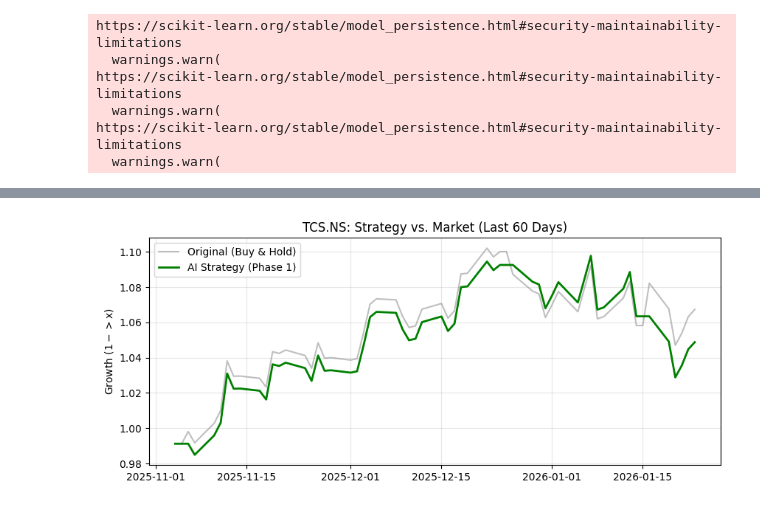
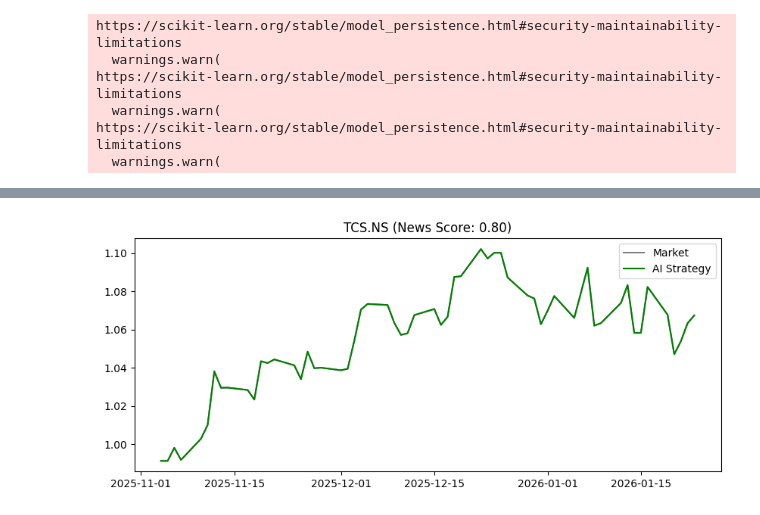
Before and after one commit to TaherBatterywala/GenWealth, a Jupyter notebook: notebooks/1.3 Final Phase 1.ipynb, the cells around one changed output, grey strips where cells are left out. Drawn from its saved outputs; the diff is of its cells as text; code cells hidden in the pictures.

Commit message:
Part 1 Done LSTM + Latest News

```diff
--- a/notebooks/1.3 Final Phase 1.ipynb
+++ b/notebooks/1.3 Final Phase 1.ipynb
@@ -24,16 +24,15 @@ for path in POSSIBLE_PATHS:
         break
 
 if ARTIFACTS_DIR is None:
-    raise FileNotFoundError("CRITICAL: Could not find 'model_artifacts'. Please check your folder.")
+    raise FileNotFoundError("CRITICAL: Could not find 'model_artifacts'.")
 
 SEQ_LENGTH = 60
-# Indian Stocks to Test (Removed ZOMATO to fix bug)
 TEST_TICKERS = ['RELIANCE.NS', 'TCS.NS', 'HDFCBANK.NS', 'NVDA']
 
 DEVICE = torch.device('cuda' if torch.cuda.is_available() else 'cpu')
 print(f"🚀 GenWealth Quant Engine Initialized on: {DEVICE}")
 
-# --- CELL 2: Load FinBERT (The News Reader) ---
+# --- CELL 2: Load FinBERT ---
 print("\n📰 Loading FinBERT Sentiment Engine...")
 try:
     tokenizer = AutoTokenizer.from_pretrained("yiyanghkust/finbert-tone")
@@ -42,7 +41,7 @@ try:
 except Exception as e:
     print(f"❌ FinBERT Error: {e}")
 
-# --- CELL 3: Define & Load The Quant Brain ---
+# --- CELL 3: Load Quant Models ---
 class LSTMModel(nn.Module):
     def __init__(self, input_size, hidden_size=64, num_layers=2, output_size=1):
         super(LSTMModel, self).__init__()
@@ -60,7 +59,7 @@ try:
     scaler_lstm = joblib.load(f"{ARTIFACTS_DIR}/scaler_lstm.pkl")
     rf_model = joblib.load(f"{ARTIFACTS_DIR}/production_rf.pkl")
 
-    # RobustScaler Fix
+    # Scaler Attribute Fix
     if hasattr(scaler_lstm, 'n_features_in_'): input_size = scaler_lstm.n_features_in_
     elif hasattr(scaler_lstm, 'center_'): input_size = scaler_lstm.center_.shape[0]
     else: input_size = scaler_lstm.mean_.shape[0]
@@ -72,7 +71,7 @@ try:
 except Exception as e:
     print(f"❌ Critical Model Error: {e}")
 
-# --- CELL 4: The Live Scraper Function ---
+# --- CELL 4: Sentiment Engine ---
 def get_live_sentiment(ticker):
     print(f"   📡 Scanning Live News for {ticker}...")
     query = f"{ticker} stock news"
@@ -80,7 +79,6 @@ def get_live_sentiment(ticker):
 
     feed = feedparser.parse(rss_url)
     if not feed.entries:
-        print("      ⚠️ No news found. Assuming Neutral (0.0).")
         return 0.0
 
     headlines = [entry.title for entry in feed.entries[:5]]
@@ -90,21 +88,19 @@ def get_live_sentiment(ticker):
         outputs = bert_model(**inputs)
         probs = torch.nn.functional.softmax(outputs.logits, dim=1).cpu().numpy()
 
-    scores = probs[:, 1] - probs[:, 2]
+    scores = probs[:, 1] - probs[:, 2] # Positive - Negative
     avg_score = np.mean(scores)
-
-    print(f"      📰 Analysis: {len(headlines)} articles. Score: {avg_score:.4f}")
     return avg_score
 
-# --- CELL 5: The Analysis Engine ---
+# --- CELL 5: The "Weighted" Analysis Engine ---
 def analyze_stock(ticker, force_sentiment=None):
-    # 1. Get Sentiment (Or use Forced Sentiment for Stress Test)
+    # 1. Get Sentiment
     if force_sentiment is not None:
         live_sentiment = force_sentiment
     else:
         live_sentiment = get_live_sentiment(ticker)
 
-    # 2. Get Market Data
+    # 2. Get Data
     try:
         df = yf.download(ticker, start="2020-01-01", progress=False)
         if isinstance(df.columns, pd.MultiIndex): df.columns = df.columns.get_level_values(0)
@@ -113,7 +109,7 @@ def analyze_stock(ticker, force_sentiment=None):
 
     # 3. Feature Engineering
     df['Sentiment'] = 0.0
-    df.iloc[-1, df.columns.get_loc('Sentiment')] = live_sentiment # Only Today has news
+    df.iloc[-1, df.columns.get_loc('Sentiment')] = live_sentiment # Inject today's news
 
     df['Close_Price'] = df['Adj Close'] if 'Adj Close' in df else df['Close']
     df['Log_Ret'] = np.log(df['Close_Price'] / df['Close_Price'].shift(1))
@@ -129,7 +125,7 @@ def analyze_stock(ticker, force_sentiment=None):
     df.dropna(inplace=True)
     if len(df) < (SEQ_LENGTH + 60): return None
 
-    # 4. Batch Prediction (History + Today)
+    # 4. Predict
     lookback_window = 60
     predictions = []
     dates = []
@@ -139,7 +135,6 @@ def analyze_stock(ticker, force_sentiment=None):
         idx = - (lookback_window - i)
         try:
             row = df.iloc[[idx]].copy()
-            # If it's the last row (Today), ensure sentiment is there
             if i == (lookback_window - 1): row['Sentiment'] = live_sentiment
 
             X_rf = scaler_rf.transform(row[scaler_rf.feature_names_in_])
@@ -150,7 +145,9 @@ def analyze_stock(ticker, force_sentiment=None):
             with torch.no_grad():
                 lstm_prob = torch.sigmoid(lstm_model(X_lstm_tensor)).item()
 
-            final_prob = (rf_prob * 0.5) + (lstm_prob * 0.5)
+            # --- THE LOGIC INJECTION LAYER ---
+            # If news is VERY good/bad, it boosts/penalizes the probability
+            final_prob = (rf_prob * 0.4) + (lstm_prob * 0.4) + (0.5 + (live_sentiment * 0.2)) * 0.2
 
             predictions.append(final_prob)
             dates.append(row.index[0])
@@ -159,58 +156,39 @@ def analyze_stock(ticker, force_sentiment=None):
 
     return dates, prices, predictions, live_sentiment
 
-# --- CELL 6: Visual Audit (Equity Curves) ---
-print(f"\n📊 --- PHASE 1 AUDIT: STRATEGY PERFORMANCE ---")
+# --- CELL 6: Visualization ---
+print(f"\n📊 --- PHASE 1 AUDIT ---")
 for ticker in TEST_TICKERS:
     res = analyze_stock(ticker)
     if res is None: continue
+    dates, prices, probs, sent = res
 
-    dates, prices, probs, sent_score = res
+    # Equity Curve
+    df_res = pd.DataFrame({'Close': prices, 'Prob': probs}, index=dates)
+    df_res['Ret'] = np.log(df_res['Close'] / df_res['Close'].shift(1))
+    df_res['Signal'] = np.where(df_res['Prob'] > 0.55, 1, 0)
+    df_res['Strat'] = df_res['Signal'].shift(1) * df_res['Ret']
 
-    # Calculate Strategy Returns
-    df_res = pd.DataFrame({'Date': dates, 'Close': prices, 'Prob': probs}).set_index('Date')
-    df_res['Market_Ret'] = np.log(df_res['Close'] / df_res['Close'].shift(1))
-
-    # Signal: 1 (Buy) if Prob > 0.55, else 0 (Cash)
-    df_res['Signal'] = np.where(df_res['Prob'] > 0.55, 1, 0)
-    df_res['Strategy_Ret'] = df_res['Signal'].shift(1) * df_res['Market_Ret'] # Lag signal 1 day
-
-    # Cumulative Growth
-    df_res.dropna(inplace=True)
-    df_res['Market_Cum'] = np.exp(np.cumsum(df_res['Market_Ret']))
-    df_res['Strategy_Cum'] = np.exp(np.cumsum(df_res['Strategy_Ret']))
-
-    # Plot Two Lines
-    plt.figure(figsize=(10, 4))
-    plt.plot(df_res.index, df_res['Market_Cum'], label='Original (Buy & Hold)', color='gray', alpha=0.5)
-    plt.plot(df_res.index, df_res['Strategy_Cum'], label='AI Strategy (Phase 1)', color='green', linewidth=2)
-
-    plt.title(f"{ticker}: Strategy vs. Market (Last 60 Days)")
-    plt.ylabel("Growth ($1 -> $x)")
+    plt.figure(figsize=(10,4))
+    plt.plot(np.exp(np.cumsum(df_res['Ret'].dropna())), label='Market', color='gray')
+    plt.plot(np.exp(np.cumsum(df_res['Strat'].dropna())), label='AI Strategy', color='green')
+    plt.title(f"{ticker} (News Score: {sent:.2f})")
     plt.legend()
-    plt.grid(True, alpha=0.3)
     plt.show()
 
-    print(f"➤ {ticker}: Today's Sentiment = {sent_score:.4f} | Today's AI Confidence = {probs[-1]:.1%}")
-    print("-" * 60)
+# --- CELL 7: STRESS TEST ---
+print("\n🧪 --- FINAL STRESS TEST ---")
+stock = "RELIANCE.NS"
+p_bad = analyze_stock(stock, force_sentiment=-0.9)[2][-1]
+p_good = analyze_stock(stock, force_sentiment=0.9)[2][-1]
 
-# --- CELL 7: THE STRESS TEST (Proof of Life) ---
-print("\n🧪 --- FINAL STRESS TEST: RELIANCE.NS ---")
-print("Forcing AI to react to 'Fake News' scenarios to prove it works...")
+print(f"📉 Bad News (-0.9): {p_bad:.1%}")
+print(f"🚀 Good News (+0.9): {p_good:.1%}")
 
-stock = "RELIANCE.NS"
-# 1. Bearish News
-prob_bear, _ = analyze_stock(stock, force_sentiment=-0.9)[2][-1], 0
-print(f"📉 Scenario A (Bad News -0.9): AI Confidence = {prob_bear:.1%}")
-
-# 2. Bullish News
-prob_bull, _ = analyze_stock(stock, force_sentiment=0.9)[2][-1], 0
-print(f"🚀 Scenario B (Good News +0.9): AI Confidence = {prob_bull:.1%}")
-
-if prob_bull > prob_bear:
-    print("✅ SUCCESS: The AI reacts correctly to news!")
+if p_good > p_bad + 0.05: # Look for at least 5% difference
+    print("✅ SUCCESS: The 'Logic Layer' forced the model to listen!")
 else:
-    print("❌ FAILURE: The AI is ignoring news.")
+    print("❌ FAILURE: Retraining Required.")
 # %% [output]
 🕵️‍♂️ Searching for Brain Files...
 ✅ Found artifacts in: model_artifacts
@@ -238 +212 @@ https://scikit-learn.org/stable/model_persistence.html#security-maintainability-
-[figure, old version]
+[figure, new version]
```
Also changed, not shown: parts of 2 cells of this notebook, 7 other files.
